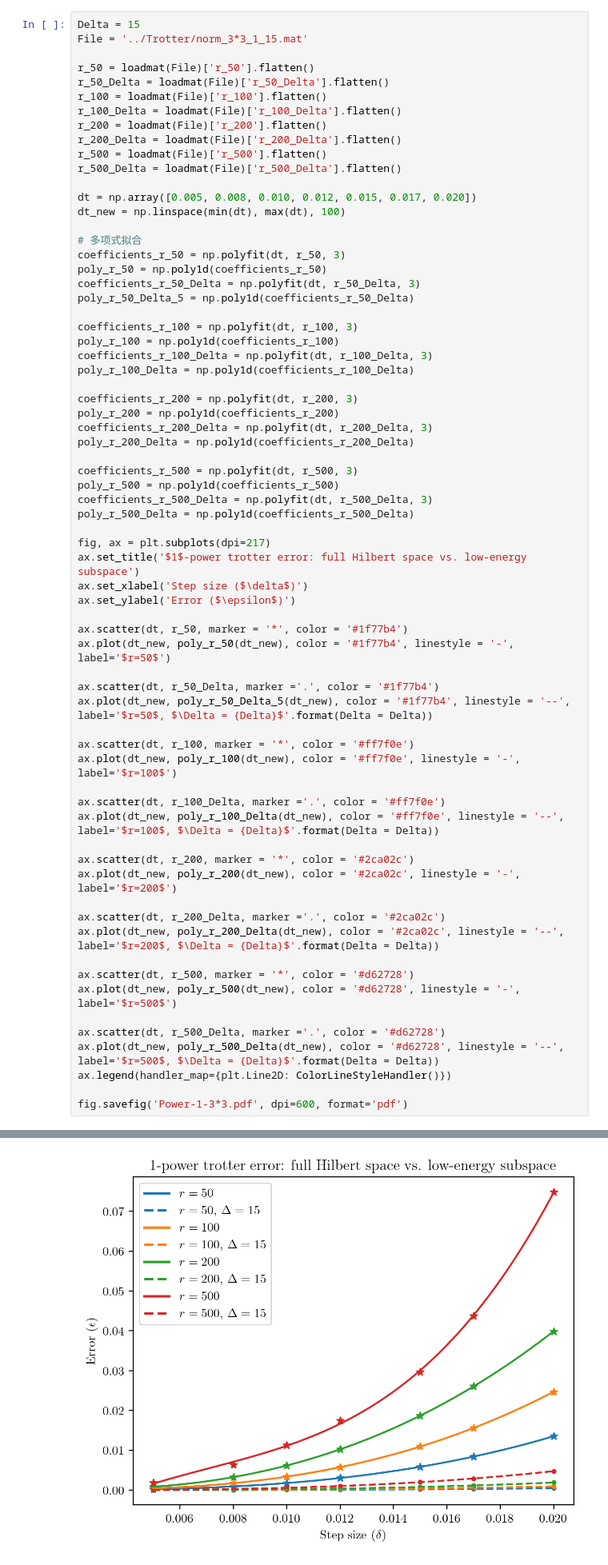
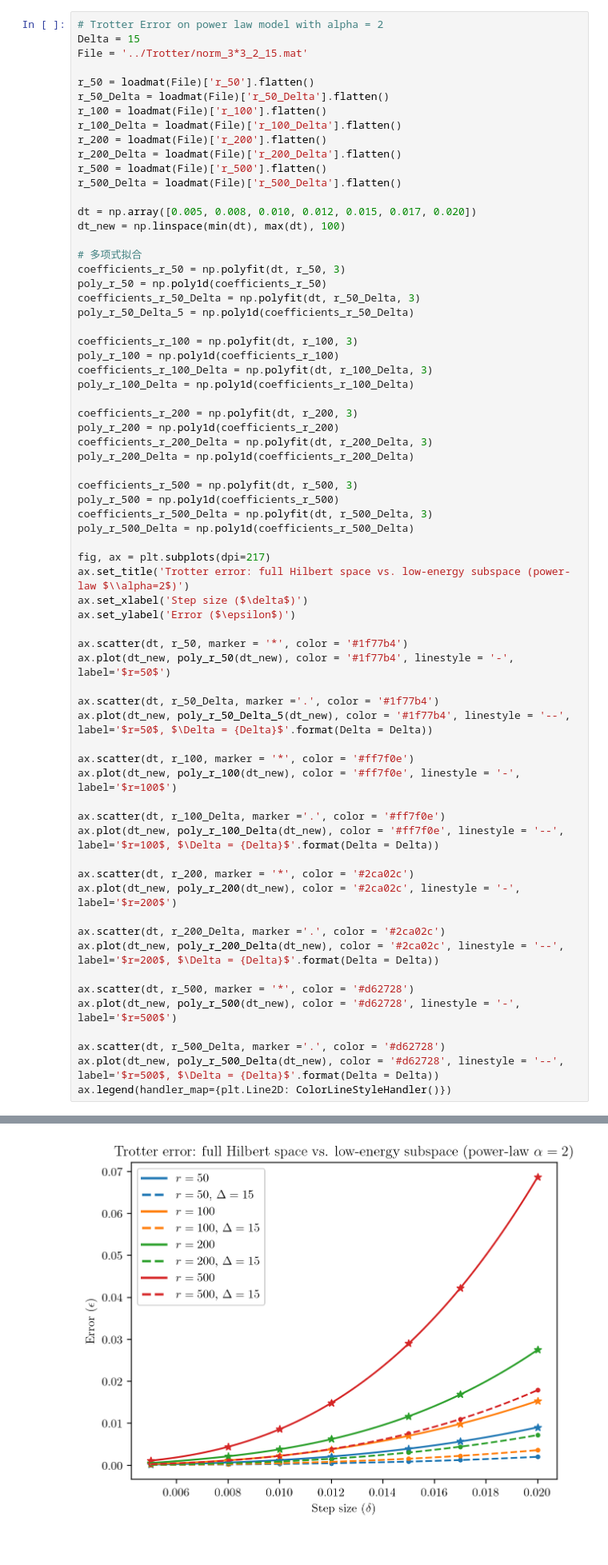
Before and after one commit to Qubit-Fernand/Digital-Quantum-Simulation, a Jupyter notebook: Figure/Plotting.ipynb, the cells around one changed output, grey strips where cells are left out. Shown at 80% size. Saved outputs shown, nothing was run; the diff lists cells and outputs as text.

```diff
--- a/Figure/Plotting.ipynb
+++ b/Figure/Plotting.ipynb
@@ -322,6 +330,7 @@ fig.savefig('qDRIFT-2*3.pdf', dpi=600, format='pdf')
 # %%
+# Trotter Error on power law model with alpha = 2
 Delta = 15
-File = '../Trotter/norm_3*3_1_15.mat'
+File = '../Trotter/norm_3*3_2_15.mat'
 
 r_50 = loadmat(File)['r_50'].flatten()
 r_50_Delta = loadmat(File)['r_50_Delta'].flatten()
@@ -357,7 +366,7 @@ coefficients_r_500_Delta = np.polyfit(dt, r_500_Delta, 3)
 poly_r_500_Delta = np.poly1d(coefficients_r_500_Delta)
 
 fig, ax = plt.subplots(dpi=217)
-ax.set_title('$1$-power trotter error: full Hilbert space vs. low-energy subspace')
+ax.set_title('Trotter error: full Hilbert space vs. low-energy subspace (power-law $\\alpha=2$)')
 ax.set_xlabel('Step size ($\delta$)')
 ax.set_ylabel('Error ($\epsilon$)')
 
@@ -385,6 +394,4 @@ ax.plot(dt_new, poly_r_500(dt_new), color = '#d62728', linestyle = '-', label='$
 ax.scatter(dt, r_500_Delta, marker ='.', color = '#d62728')
 ax.plot(dt_new, poly_r_500_Delta(dt_new), color = '#d62728', linestyle = '--', label='$r=500$, $\Delta = {Delta}$'.format(Delta = Delta))
 ax.legend(handler_map={plt.Line2D: ColorLineStyleHandler()})
-
-fig.savefig('Power-1-3*3.pdf', dpi=600, format='pdf')
 # %% [output]
@@ -391,2 +399,2 @@ fig.savefig('Power-1-3*3.pdf', dpi=600, format='pdf')
-[figure, old version]
+[figure, new version]
 # %%
```
Also changed, not shown: parts of 11 cells of this notebook, 23 other files.
